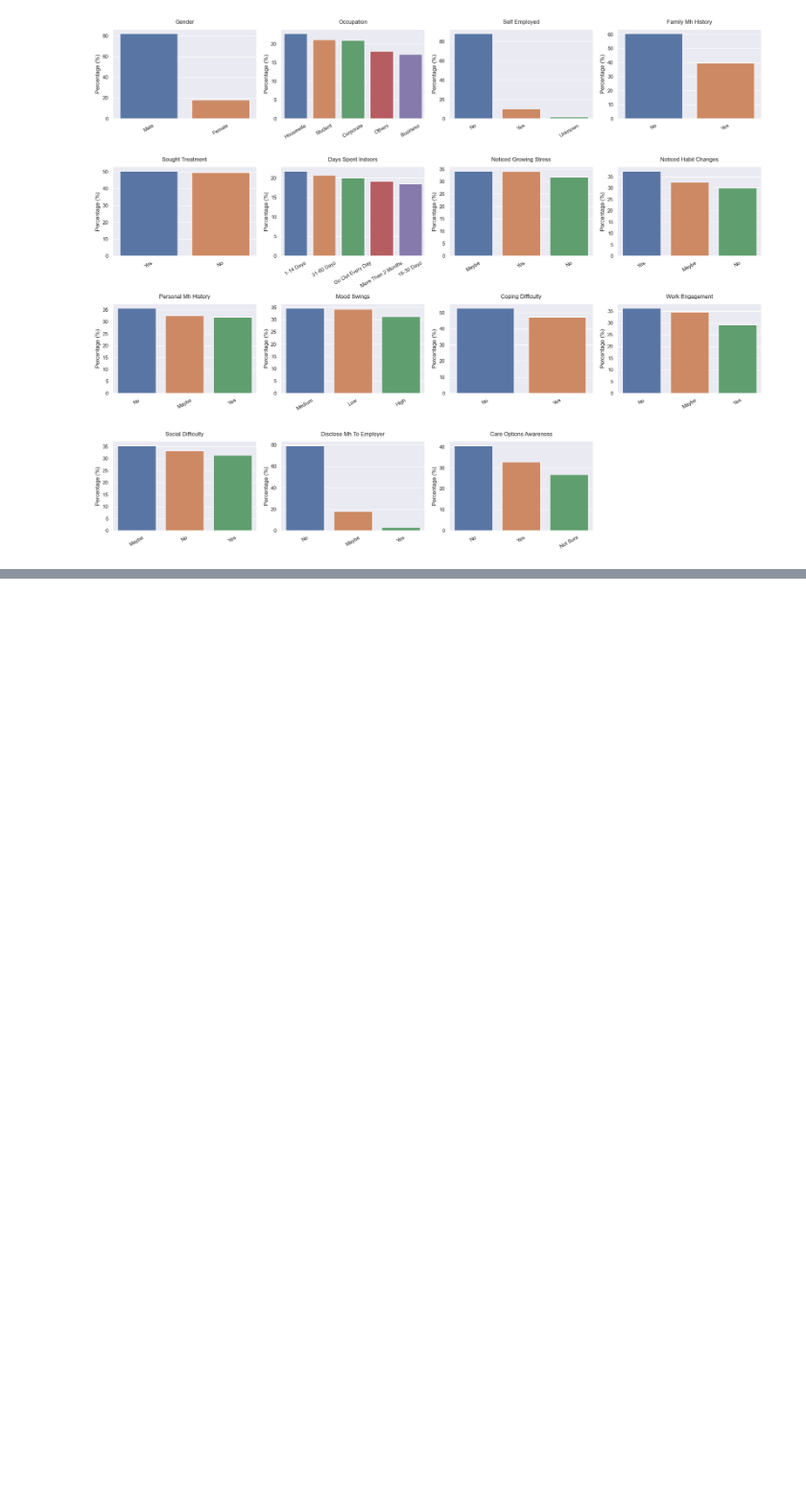
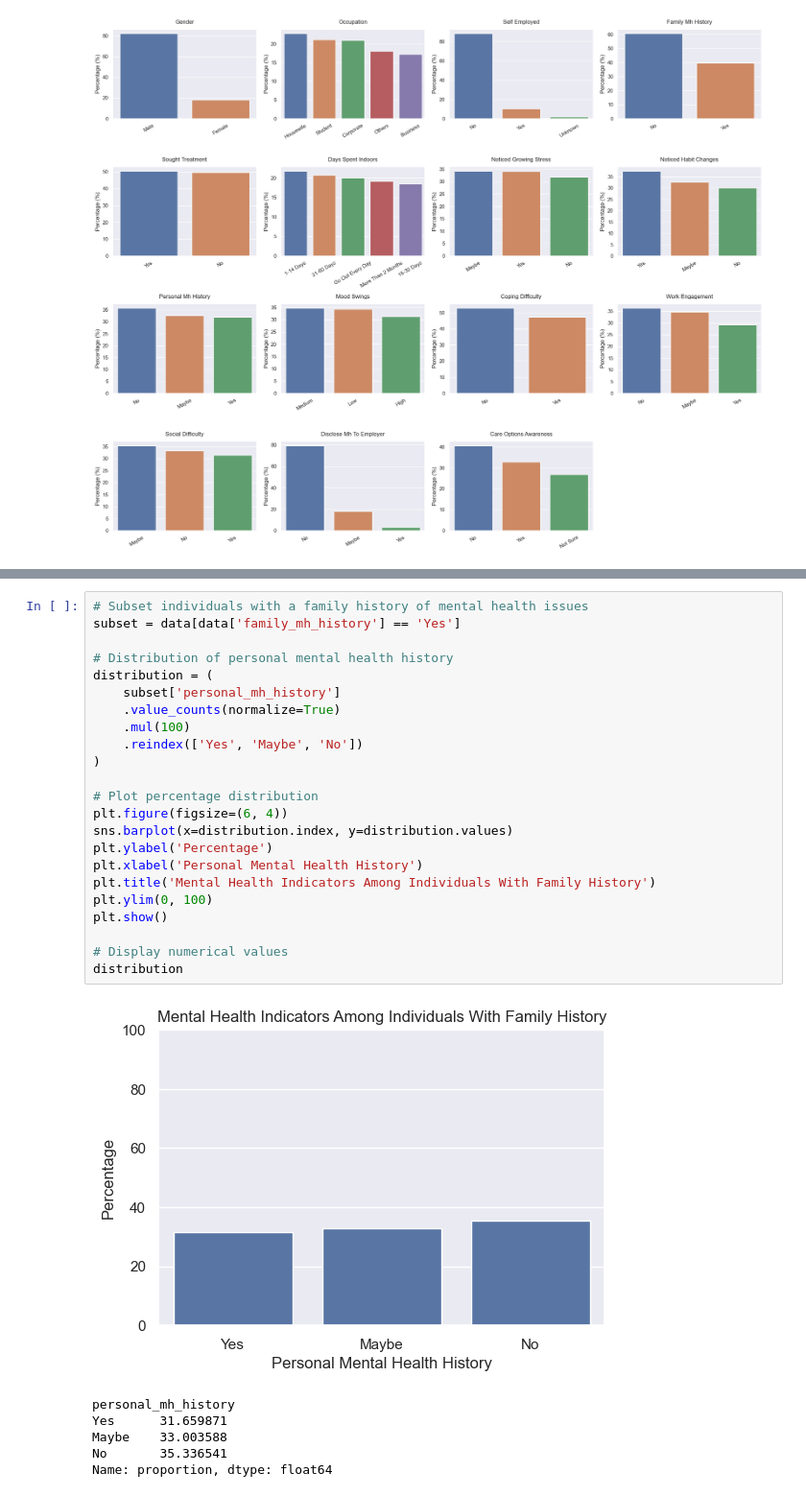
Before and after one commit to OmarAymanZaid/MentalHealth_RiskAssessment, a Jupyter notebook: notebooks/3_DataAnalysis.ipynb, the cells around one changed output, grey strips where cells are left out. Shown at 96% size. Drawn from its saved outputs; the diff is of its cells as text; blank space fills up the shorter version.

Commit message:
DataAnalysis: Conducting most of the analysis.

```diff
--- a/notebooks/3_DataAnalysis.ipynb
+++ b/notebooks/3_DataAnalysis.ipynb
@@ -137,0 +149,30 @@ Do gender, country, or occupation influence the likelihood of noticing growing s
+# %%
+# Subset individuals with a family history of mental health issues
+subset = data[data['family_mh_history'] == 'Yes']
+
+# Distribution of personal mental health history
+distribution = (
+    subset['personal_mh_history']
+    .value_counts(normalize=True)
+    .mul(100)
+    .reindex(['Yes', 'Maybe', 'No'])
+)
+
+# Plot percentage distribution
+plt.figure(figsize=(6, 4))
+sns.barplot(x=distribution.index, y=distribution.values)
+plt.ylabel('Percentage')
+plt.xlabel('Personal Mental Health History')
+plt.title('Mental Health Indicators Among Individuals With Family History')
+plt.ylim(0, 100)
+plt.show()
+
+# Display numerical values
+distribution
+# %% [output]
+[figure, added]
+personal_mh_history
+Yes      31.659871
+Maybe    33.003588
+No       35.336541
+Name: proportion, dtype: float64
```
Also changed, not shown: parts of 29 cells of this notebook.
